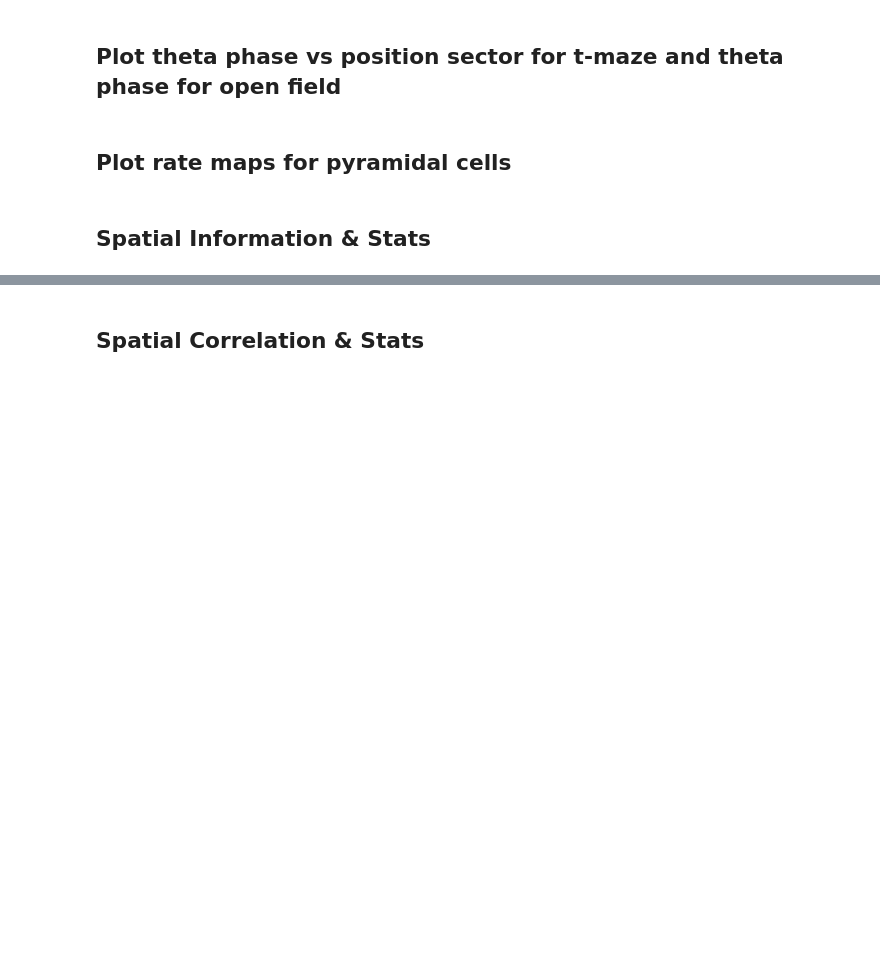
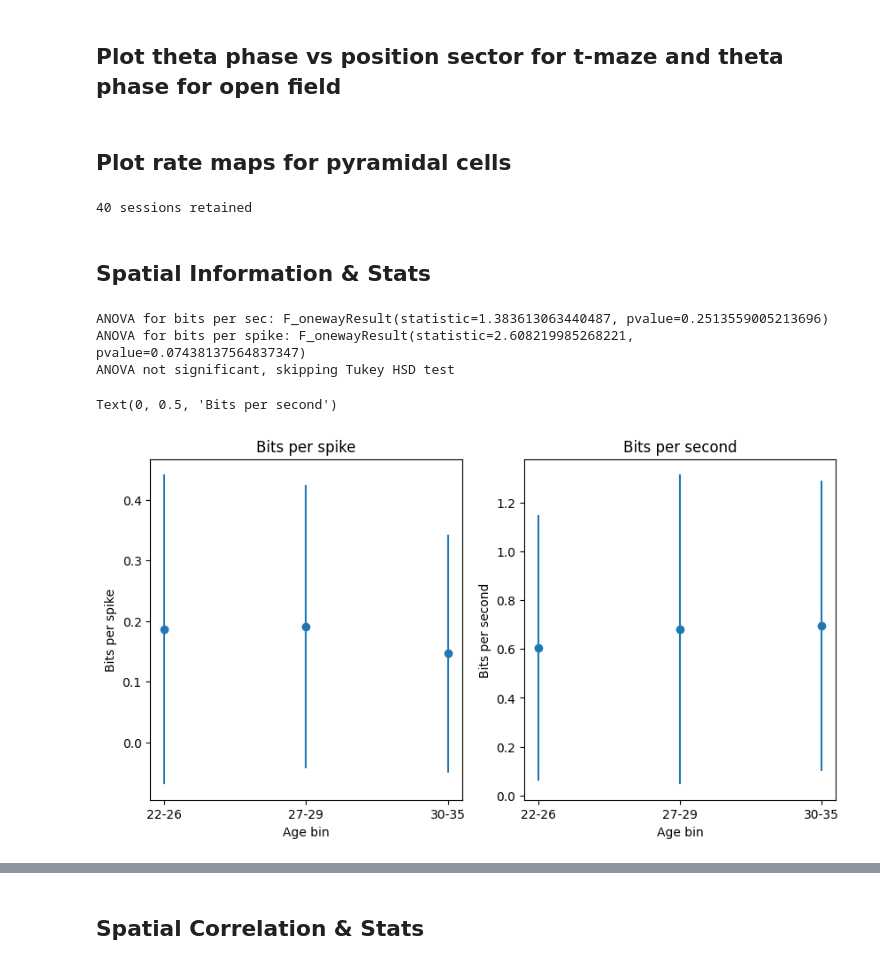
Before and after one commit to jakeswann1/SpElT, a Jupyter notebook: analysis/All Pyramidal Cells Analysis.ipynb, the cells around one changed output, grey strips where cells are left out. Cells and saved outputs as stored; diff of their text form; code cells hidden in the pictures; blank space fills up the shorter version.

Commit message:
stats updates

```diff
--- a/analysis/All Pyramidal Cells Analysis.ipynb
+++ b/analysis/All Pyramidal Cells Analysis.ipynb
@@ -282,7 +282,9 @@ df_all_cells = pd.read_pickle('/home/isabella/Documents/isabella/jake/ephys_anal
 # Drop rows with no included clusters
 df_all_cells = df_all_cells.dropna()
 print(f'{len(df_all_cells.index)} sessions retained')
-spatial_info_all = {}
+
+spatial_info_all = pd.DataFrame(columns = ['bits_per_spike', 'bits_per_sec', 'age'], dtype = 'object')
+rates_all = pd.DataFrame(columns = ['mean_rates', 'max_rates', 'age'], dtype = 'object')
 rate_maps_all = pd.DataFrame(columns = ['open-field_1', 'open-field_2', 't-maze_1', 't-maze_2', 'age'], dtype = 'object')
 
 # Calculate rate maps
@@ -325,21 +327,19 @@ for session, obj in df_all_cells['ephys_object'].items():
         bits_per_spike[trial], bits_per_sec[trial] = spatial_info(rate_maps[trial], occupancy[trial])
 
 
-        # Save spatial information to dict
-        for cluster in bits_per_sec[trial].keys():
+        # Save rate maps & spatial information to dfs
+        for cluster in rate_maps[trial].keys():
 
-            spatial_info_all[f'{trial_name}_{cluster}'] = {'bits_per_spike': bits_per_spike[trial][cluster], 'bits_per_sec': bits_per_sec[trial][cluster], 'age': obj.age}
+            spatial_info_all.loc[f'{trial_name}_{cluster}', ['bits_per_spike', 'bits_per_sec', 'age']] = [bits_per_spike[trial][cluster], bits_per_sec[trial][cluster], obj.age]
+            rates_all.loc[f'{trial_name}_{cluster}', ['mean_rates', 'max_rates', 'age']] = [mean_rates[trial][cluster], max_rates[trial][cluster], obj.age]
 
-        # Save rate maps to dict with age
-        for cluster in rate_maps[trial].keys():
             trial_type = f'{trial_name.split("_")[-2]}_{trial_name.split("_")[-1]}'
             rate_maps_all.at[f'{trial_name.split("_")[0]}_{trial_name.split("_")[1]}_{cluster}', trial_type] = rate_maps[trial][cluster]
             rate_maps_all.at[f'{trial_name.split("_")[0]}_{trial_name.split("_")[1]}_{cluster}', 'age'] = obj.age
 
-    # Save rate_maps_all
-    rate_maps_all.to_pickle('/home/isabella/Documents/isabella/jake/ephys_analysis/processed_data/rate_maps_all.pkl')
 
-    ### RATE MAP PLOTTING
+
+    # ## RATE MAP PLOTTING
 
     # # Define the directory where you want to save the figures
     # save_directory = f'/home/isabella/Documents/isabella/jake/ephys_analysis/figures/P{obj.age}_{session}'
@@ -361,6 +361,13 @@ for session, obj in df_all_cells['ephys_object'].items():
     #     plt.tight_layout()
     #     plt.savefig(f'{save_directory}/{cluster}_rate_maps.png')
     #     plt.show()
+
+    # Save data to pickle
+    rate_maps_all.to_pickle('/home/isabella/Documents/isabella/jake/ephys_analysis/processed_data/rate_maps_all.pkl')
+    spatial_info_all.to_pickle('/home/isabella/Documents/isabella/jake/ephys_analysis/processed_data/spatial_info_all.pkl')
+    rates_all.to_pickle('/home/isabella/Documents/isabella/jake/ephys_analysis/processed_data/rates_all.pkl')
+# %% [output]
+40 sessions retained
 # %% [markdown]
 ## Spatial Information & Stats
 # %%
@@ -369,9 +376,13 @@ from scipy import stats
 # Set age bins
 age_bins = [(22, 26), (27, 29), (30, 35)]
 
-# Make spatial info dataframe
-spatial_info_df = pd.DataFrame.from_dict(spatial_info_all, orient='index')
-spatial_info_df = spatial_info_df.reset_index()
+# Load pickled rate map data
+rate_maps_all = pd.read_pickle('/home/isabella/Documents/isabella/jake/ephys_analysis/processed_data/rate_maps_all.pkl')
+spatial_info_df = pd.read_pickle('/home/isabella/Documents/isabella/jake/ephys_analysis/processed_data/spatial_info_all.pkl')
+
+# Format spatial info dataframe
+spatial_info_df.dropna(inplace = True)
+spatial_info_df.reset_index(inplace = True)
 spatial_info_df = spatial_info_df.rename(columns = {'index': 'cell_id'})
 spatial_info_df['trial_type'] = spatial_info_df['cell_id'].apply(lambda x: x.split('_')[-3])
 spatial_info_df['age'] = spatial_info_df['age'].astype(int)
@@ -392,36 +403,47 @@ spatial_info_df['age_bin'] = pd.Categorical(spatial_info_df['age_bin'], categori
 # Calculate mean and std of bits_per_spike and bits_per_sec
 spatial_info_df_stats = spatial_info_df.groupby('age_bin').agg({'bits_per_spike': ['mean', 'std'], 'bits_per_sec': ['mean', 'std']}).reset_index()
 
 # Perform ANOVA on age bin and bits per sec
 anova = stats.f_oneway(spatial_info_df[spatial_info_df['age_bin'] == '22-26']['bits_per_sec'],
                        spatial_info_df[spatial_info_df['age_bin'] == '27-29']['bits_per_sec'],
                        spatial_info_df[spatial_info_df['age_bin'] == '30-35']['bits_per_sec'])
 print(f'ANOVA for bits per sec: {anova}')
 
 # Perform ANOVA on age bin and bits per spike
 anova = stats.f_oneway(spatial_info_df[spatial_info_df['age_bin'] == '22-26']['bits_per_spike'],
                        spatial_info_df[spatial_info_df['age_bin'] == '27-29']['bits_per_spike'],
                        spatial_info_df[spatial_info_df['age_bin'] == '30-35']['bits_per_spike'])
 print(f'ANOVA for bits per spike: {anova}')
 
-# Perform Tukey HSD test for bits per sec
-tukey = stats.tukey_hsd(spatial_info_df[spatial_info_df['age_bin'] == '22-26']['bits_per_sec'], spatial_info_df[spatial_info_df['age_bin'] == '27-29']['bits_per_sec'], spatial_info_df[spatial_info_df['age_bin'] == '30-35']['bits_per_sec'])
-print(f'Tukey HSD for bits per sec: {tukey}')
+# if p < 0.05, perform Tukey HSD test
+if anova[1] < 0.05:
 
-# Perform Tukey HSD test for bits per spike
-tukey = stats.tukey_hsd(spatial_info_df[spatial_info_df['age_bin'] == '22-26']['bits_per_spike'], spatial_info_df[spatial_info_df['age_bin'] == '27-29']['bits_per_spike'], spatial_info_df[spatial_info_df['age_bin'] == '30-35']['bits_per_spike'])
-print(f'Tukey HSD for bits per spike: {tukey}')
+    print('ANOVA significant, performing Tukey HSD test')
+    # Perform Tukey HSD test for bits per sec
+    tukey = stats.tukey_hsd(spatial_info_df[spatial_info_df['age_bin'] == '22-26']['bits_per_sec'], spatial_info_df[spatial_info_df['age_bin'] == '27-29']['bits_per_sec'], spatial_info_df[spatial_info_df['age_bin'] == '30-35']['bits_per_sec'])
+    print(f'Tukey HSD for bits per sec: {tukey}')
 
+    # Perform Tukey HSD test for bits per spike
+    tukey = stats.tukey_hsd(spatial_info_df[spatial_info_df['age_bin'] == '22-26']['bits_per_spike'], spatial_info_df[spatial_info_df['age_bin'] == '27-29']['bits_per_spike'], spatial_info_df[spatial_info_df['age_bin'] == '30-35']['bits_per_spike'])
+    print(f'Tukey HSD for bits per spike: {tukey}')
+else:
+    print('ANOVA not significant, skipping Tukey HSD test')
 
 
 # Plot bits_per_spike and bits_per_sec for each age bin
 fig, axes = plt.subplots(nrows = 1, ncols = 2, figsize = (10, 5))
 axes[0].errorbar(x = spatial_info_df_stats['age_bin'], y = spatial_info_df_stats['bits_per_spike']['mean'], yerr = spatial_info_df_stats['bits_per_spike']['std'], fmt = 'o')
 axes[0].set_title('Bits per spike')
 axes[0].set_xlabel('Age bin')
 axes[0].set_ylabel('Bits per spike')
 
 axes[1].errorbar(x = spatial_info_df_stats['age_bin'], y = spatial_info_df_stats['bits_per_sec']['mean'], yerr = spatial_info_df_stats['bits_per_sec']['std'], fmt = 'o')
 axes[1].set_title('Bits per second')
 axes[1].set_xlabel('Age bin')
 axes[1].set_ylabel('Bits per second')
+# %% [output]
+ANOVA for bits per sec: F_onewayResult(statistic=1.383613063440487, pvalue=0.2513559005213696)
+ANOVA for bits per spike: F_onewayResult(statistic=2.608219985268221, pvalue=0.07438137564837347)
+ANOVA not significant, skipping Tukey HSD test
+Text(0, 0.5, 'Bits per second')
+[figure, added]
```
Also changed, not shown: parts of 6 cells of this notebook.
